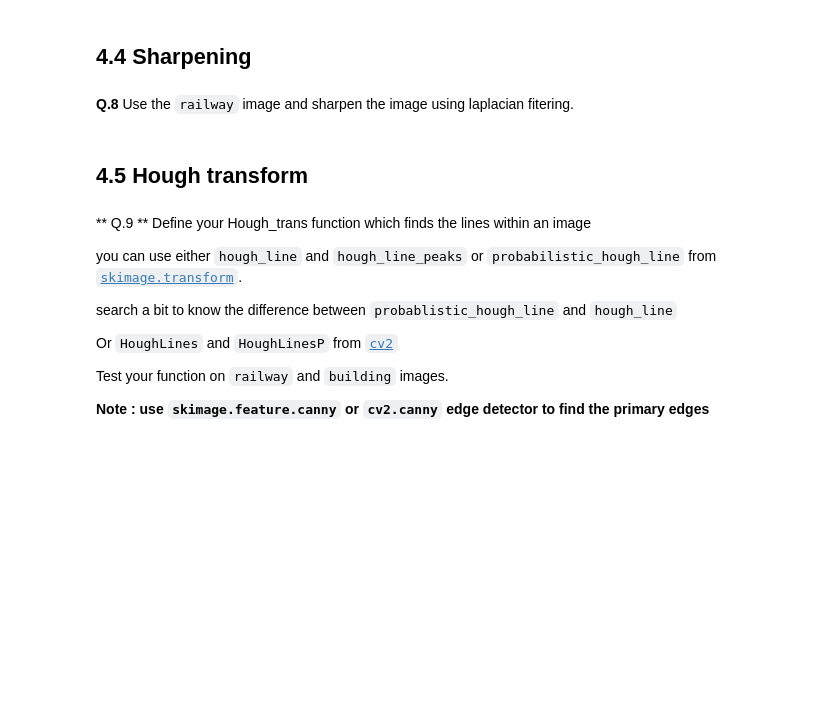
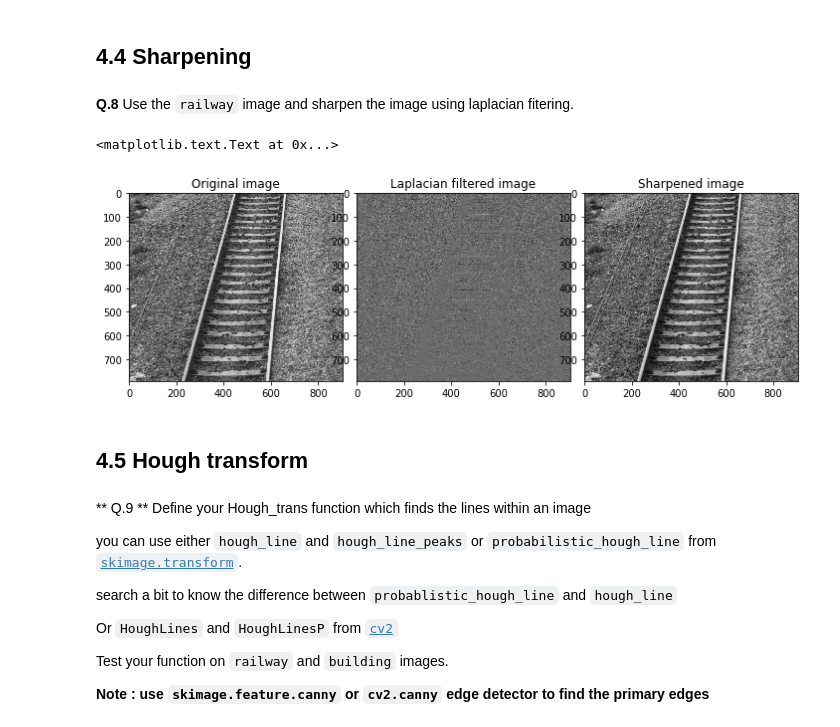
Before and after one commit to dariazotovamaia/B31XB-IIP-TP-1718, a Jupyter notebook: 4-filter-spatial-domain/4-spatial-filter.ipynb, the cells around one changed output. Drawn from its saved outputs; the diff is of its cells as text; code cells hidden in the pictures; blank space fills up the shorter version.

```diff
--- a/4-filter-spatial-domain/4-spatial-filter.ipynb
+++ b/4-filter-spatial-domain/4-spatial-filter.ipynb
@@ -274,6 +349,31 @@ NameError: name 'mean_percentile' is not defined
 ## 4.4 Sharpening
 # %% [markdown]
 **Q.8** Use the `railway` image and sharpen the image using laplacian fitering.
+# %%
+filename = './images/railway.jpg'
+railway_im = io.imread(filename)
+railway_im=rgb2gray(railway_im)
+railway_im=img_as_float(railway_im)
+
+# apply Laplace filter to an image
+# subtract fraction of result from original image
+
+railway_lp = filters.laplace(railway_im)
+railway_sharpened = railway_im - 0.2*railway_lp
+
+fig = plt.figure(figsize=(10,10))
+plt.subplot (131)
+io.imshow(railway_im)
+plt.title('Original image')
+plt.subplot (132)
+plt.imshow(railway_lp, cmap='gray')
+plt.title ('Laplacian filtered image')
+plt.subplot (133)
+plt.imshow(railway_sharpened, cmap='gray')
+plt.title ('Sharpened image')
+# %% [output]
+<matplotlib.text.Text at 0x...>
+[figure, added]
 # %% [markdown]
 ## 4.5 Hough transform
 # %% [markdown]
```
Also changed, not shown: parts of 6 cells of this notebook.
